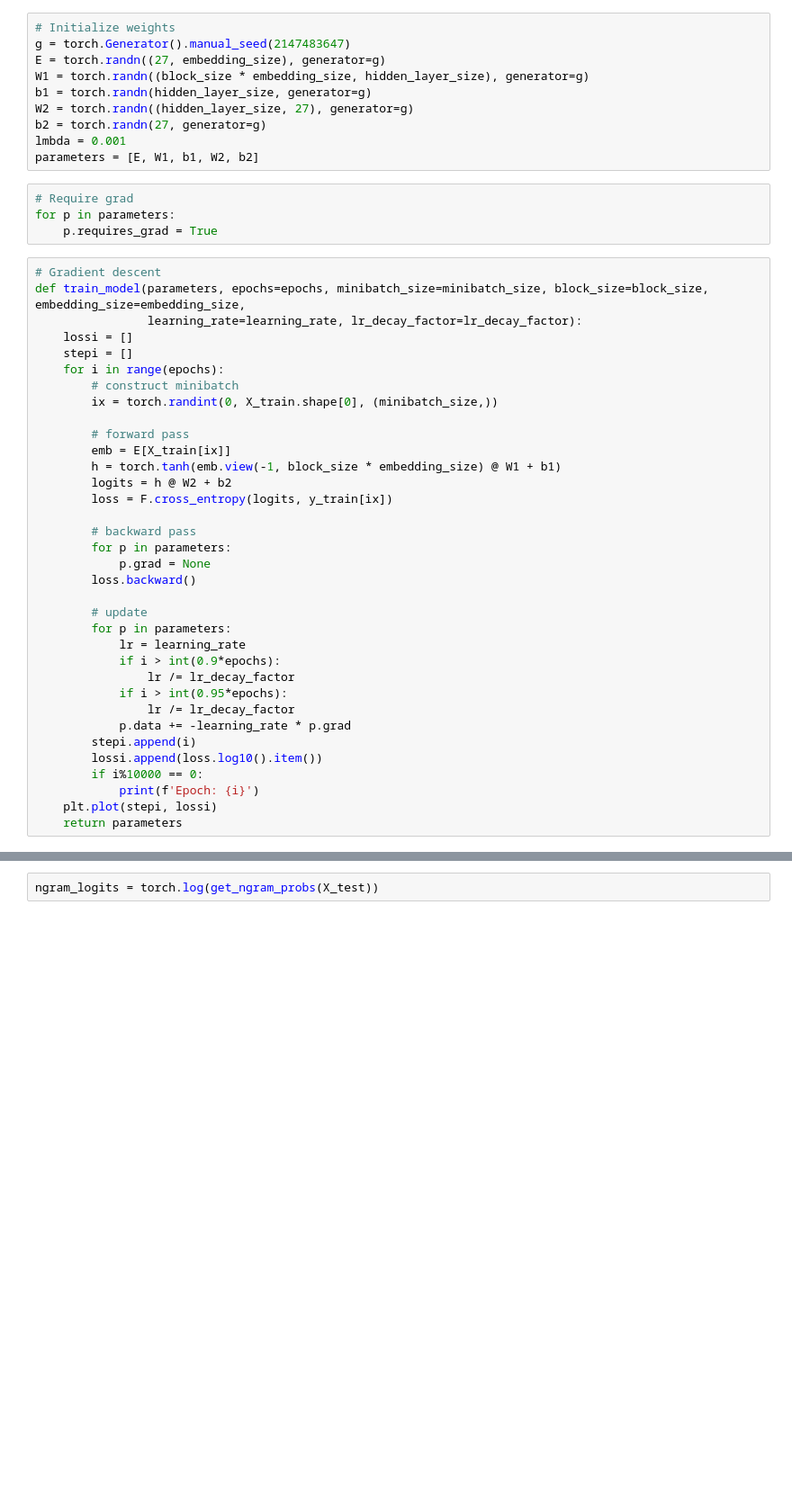
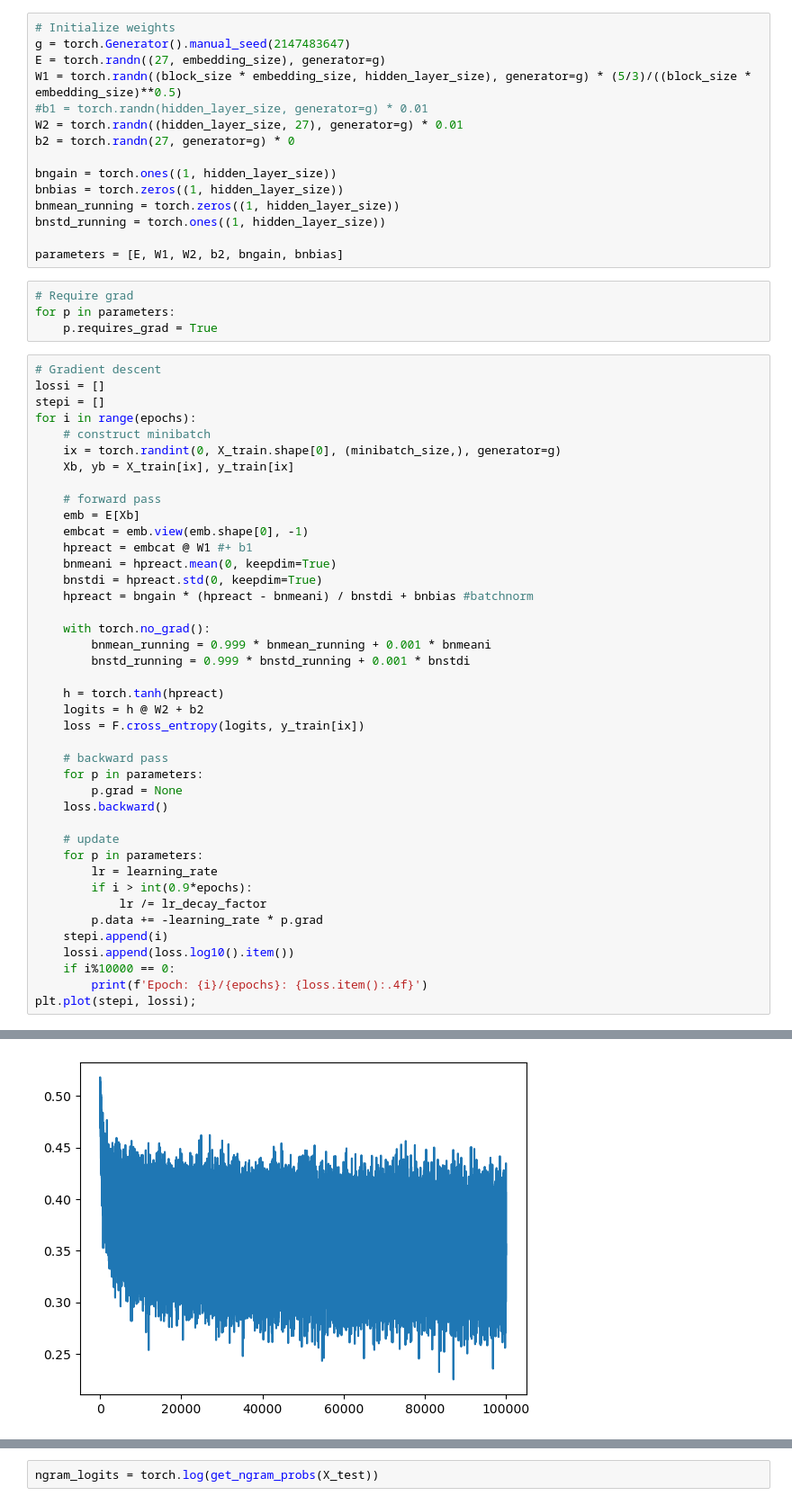
Before and after one commit to initt5/trigram, a Jupyter notebook: mixture.ipynb, the cells around one changed output, grey strips where cells are left out. Shown at 90% size. Saved outputs shown, nothing was run; the diff lists cells and outputs as text; blank space fills up the shorter version.

Commit message:
Fix initialization and add NormLayer

```diff
--- a/mixture.ipynb
+++ b/mixture.ipynb
@@ -124,48 +127,60 @@ def get_ngram_probs(X):
 # Initialize weights
 g = torch.Generator().manual_seed(2147483647)
 E = torch.randn((27, embedding_size), generator=g)
-W1 = torch.randn((block_size * embedding_size, hidden_layer_size), generator=g)
-b1 = torch.randn(hidden_layer_size, generator=g)
-W2 = torch.randn((hidden_layer_size, 27), generator=g)
-b2 = torch.randn(27, generator=g)
-lmbda = 0.001
-parameters = [E, W1, b1, W2, b2]
+W1 = torch.randn((block_size * embedding_size, hidden_layer_size), generator=g) * (5/3)/((block_size * embedding_size)**0.5)
+#b1 = torch.randn(hidden_layer_size, generator=g) * 0.01
+W2 = torch.randn((hidden_layer_size, 27), generator=g) * 0.01
+b2 = torch.randn(27, generator=g) * 0
+
+bngain = torch.ones((1, hidden_layer_size))
+bnbias = torch.zeros((1, hidden_layer_size))
+bnmean_running = torch.zeros((1, hidden_layer_size))
+bnstd_running = torch.ones((1, hidden_layer_size))
+
+parameters = [E, W1, W2, b2, bngain, bnbias]
 # %%
 # Require grad
 for p in parameters:
     p.requires_grad = True
 # %%
 # Gradient descent
-def train_model(parameters, epochs=epochs, minibatch_size=minibatch_size, block_size=block_size, embedding_size=embedding_size,
-                learning_rate=learning_rate, lr_decay_factor=lr_decay_factor):
-    lossi = []
-    stepi = []
-    for i in range(epochs):
-        # construct minibatch
-        ix = torch.randint(0, X_train.shape[0], (minibatch_size,))
+lossi = []
+stepi = []
+for i in range(epochs):
+    # construct minibatch
+    ix = torch.randint(0, X_train.shape[0], (minibatch_size,), generator=g)
+    Xb, yb = X_train[ix], y_train[ix]
 
-        # forward pass
-        emb = E[X_train[ix]]
-        h = torch.tanh(emb.view(-1, block_size * embedding_size) @ W1 + b1)
-        logits = h @ W2 + b2
-        loss = F.cross_entropy(logits, y_train[ix])
+    # forward pass
+    emb = E[Xb]
+    embcat = emb.view(emb.shape[0], -1)
+    hpreact = embcat @ W1 #+ b1
+    bnmeani = hpreact.mean(0, keepdim=True)
+    bnstdi = hpreact.std(0, keepdim=True)
+    hpreact = bngain * (hpreact - bnmeani) / bnstdi + bnbias #batchnorm
 
-        # backward pass
-        for p in parameters:
-            p.grad = None
-        loss.backward()
+    with torch.no_grad():
+        bnmean_running = 0.999 * bnmean_running + 0.001 * bnmeani
+        bnstd_running = 0.999 * bnstd_running + 0.001 * bnstdi
 
-        # update
-        for p in parameters:
-            lr = learning_rate
-            if i > int(0.9*epochs):
-                lr /= lr_decay_factor
-            if i > int(0.95*epochs):
-                lr /= lr_decay_factor
-            p.data += -learning_rate * p.grad
-        stepi.append(i)
-        lossi.append(loss.log10().item())
-        if i%10000 == 0:
-            print(f'Epoch: {i}')
-    plt.plot(stepi, lossi)
-    return parameters
+    h = torch.tanh(hpreact)
+    logits = h @ W2 + b2
+    loss = F.cross_entropy(logits, y_train[ix])
+
+    # backward pass
+    for p in parameters:
+        p.grad = None
+    loss.backward()
+
+    # update
+    for p in parameters:
+        lr = learning_rate
+        if i > int(0.9*epochs):
+            lr /= lr_decay_factor
+        p.data += -learning_rate * p.grad
+    stepi.append(i)
+    lossi.append(loss.log10().item())
+    if i%10000 == 0:
+        print(f'Epoch: {i}/{epochs}: {loss.item():.4f}')
+plt.plot(stepi, lossi);
+# %% [output]
@@ -171,0 +197 @@ def train_model(parameters, epochs=epochs, minibatch_size=minibatch_size, block_
+[figure, added]
```
Also changed, not shown: parts of 15 cells of this notebook, 2 other files.
